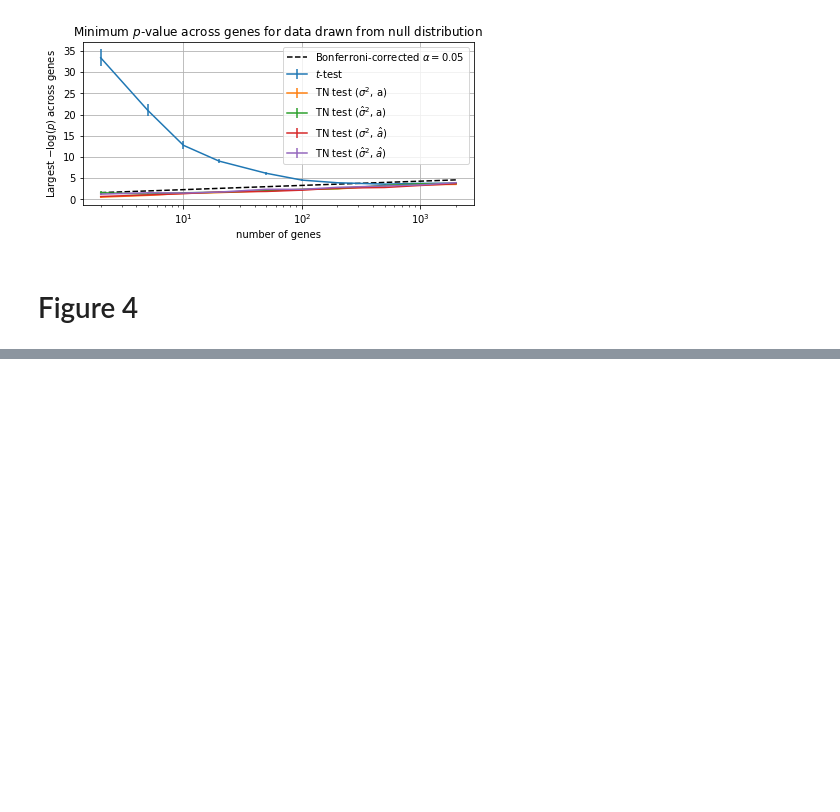
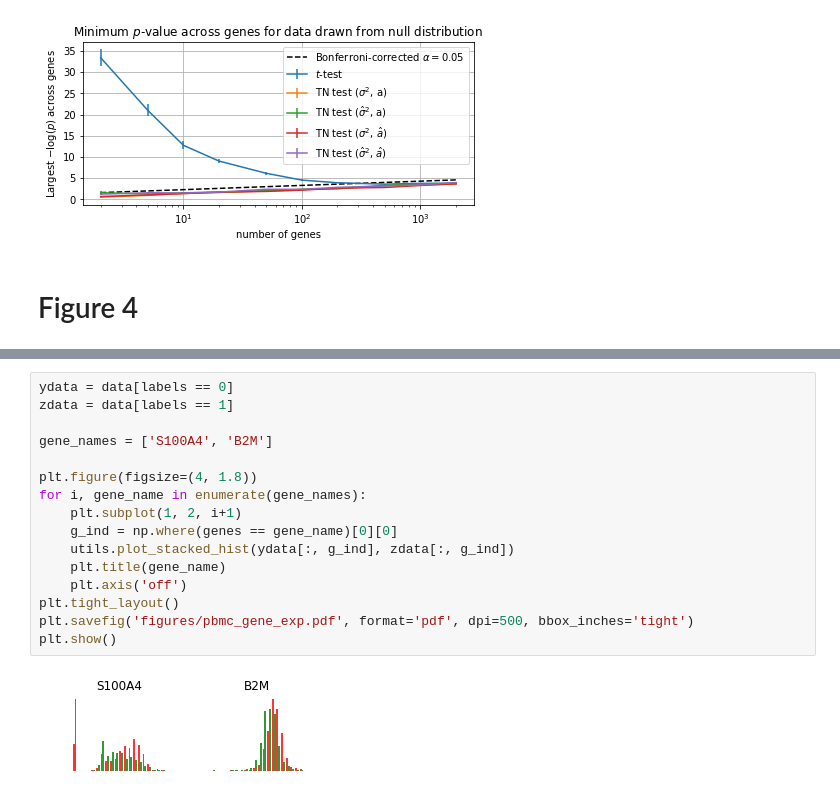
Before and after one commit to jessemzhang/tn_test, a Jupyter notebook: Figures.ipynb, the cells around one changed output, grey strips where cells are left out. Drawn from its saved outputs; the diff is of its cells as text; blank space fills up the shorter version.

```diff
--- a/Figures.ipynb
+++ b/Figures.ipynb
@@ -415,0 +467,18 @@ plt.show()
+# %%
+ydata = data[labels == 0]
+zdata = data[labels == 1]
+
+gene_names = ['S100A4', 'B2M']
+
+plt.figure(figsize=(4, 1.8))
+for i, gene_name in enumerate(gene_names):
+    plt.subplot(1, 2, i+1)
+    g_ind = np.where(genes == gene_name)[0][0]
+    utils.plot_stacked_hist(ydata[:, g_ind], zdata[:, g_ind])
+    plt.title(gene_name)
+    plt.axis('off')
+plt.tight_layout()
+plt.savefig('figures/pbmc_gene_exp.pdf', format='pdf', dpi=500, bbox_inches='tight')
+plt.show()
+# %% [output]
+[figure, added]
```
Also changed, not shown: parts of 5 cells of this notebook, 2 other files.
